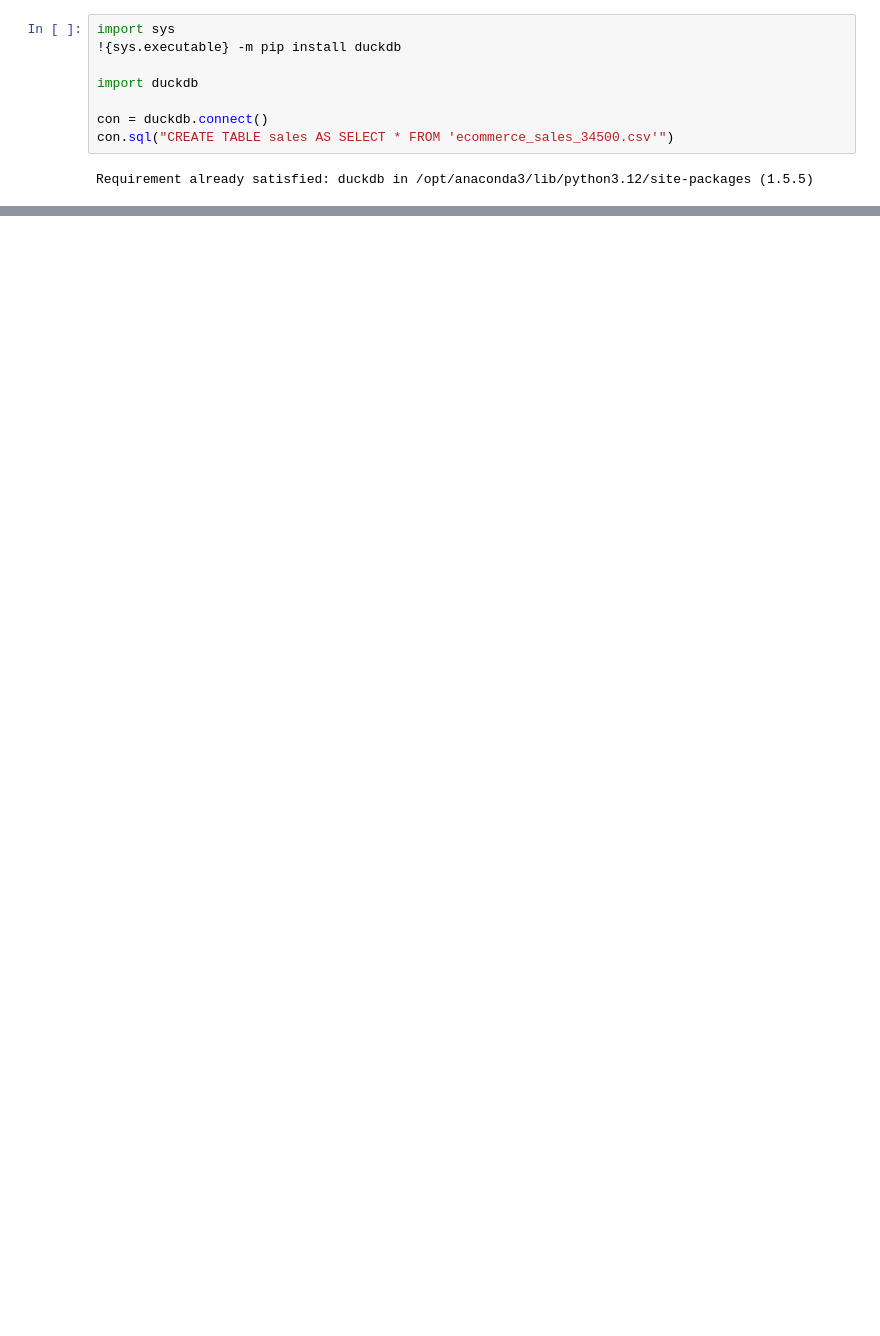
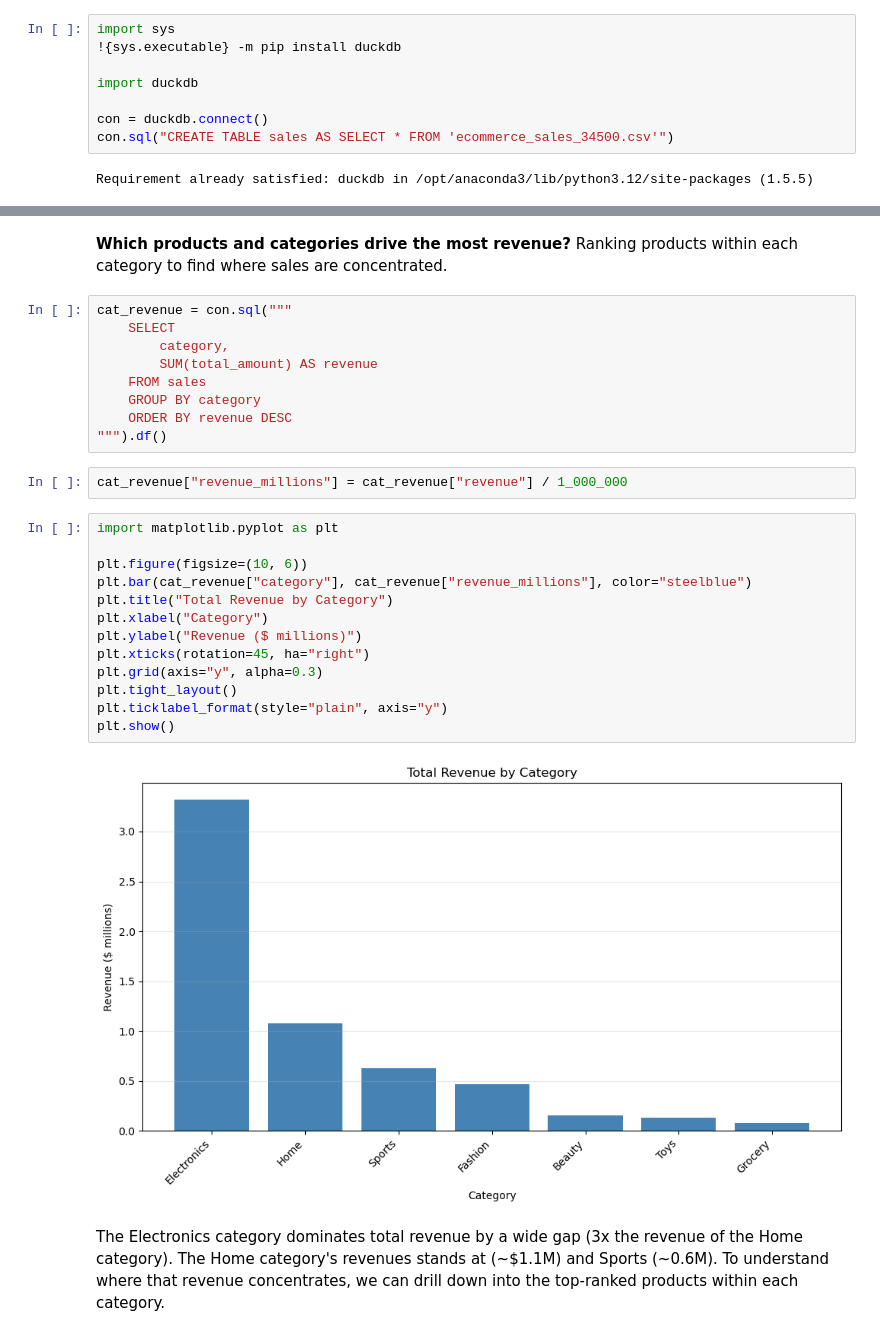
Before and after one commit to t-primero/e-commerce-analysis, a Jupyter notebook: ecommerce_analysis.ipynb, the cells around one changed output, grey strips where cells are left out. Drawn from its saved outputs; the diff is of its cells as text; blank space fills up the shorter version.

```diff
--- a/ecommerce_analysis.ipynb
+++ b/ecommerce_analysis.ipynb
@@ -28,0 +50,30 @@ con.sql("""
+# %% [markdown]
+**Which products and categories drive the most revenue?** Ranking products within each category to find where sales are concentrated.
+# %%
+cat_revenue = con.sql("""
+    SELECT
+        category,
+        SUM(total_amount) AS revenue
+    FROM sales
+    GROUP BY category
+    ORDER BY revenue DESC
+""").df()
+# %%
+cat_revenue["revenue_millions"] = cat_revenue["revenue"] / 1_000_000
+# %%
+import matplotlib.pyplot as plt
+
+plt.figure(figsize=(10, 6))
+plt.bar(cat_revenue["category"], cat_revenue["revenue_millions"], color="steelblue")
+plt.title("Total Revenue by Category")
+plt.xlabel("Category")
+plt.ylabel("Revenue ($ millions)")
+plt.xticks(rotation=45, ha="right")
+plt.grid(axis="y", alpha=0.3)
+plt.tight_layout()
+plt.ticklabel_format(style="plain", axis="y")
+plt.show()
+# %% [output]
+[figure, added]
+# %% [markdown]
+The Electronics category dominates total revenue by a wide gap (3x the revenue of the Home category). The Home category's revenues stands at (~$1.1M) and Sports (~0.6M). To understand where that revenue concentrates, we can drill down into the top-ranked products within each category.
```
Also changed, not shown: parts of 11 cells of this notebook.
